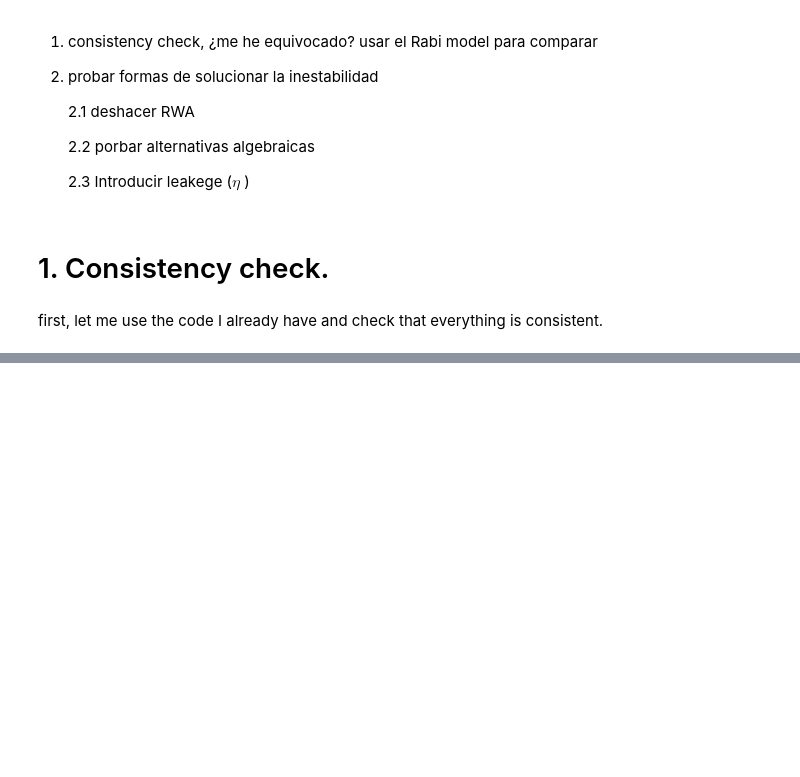
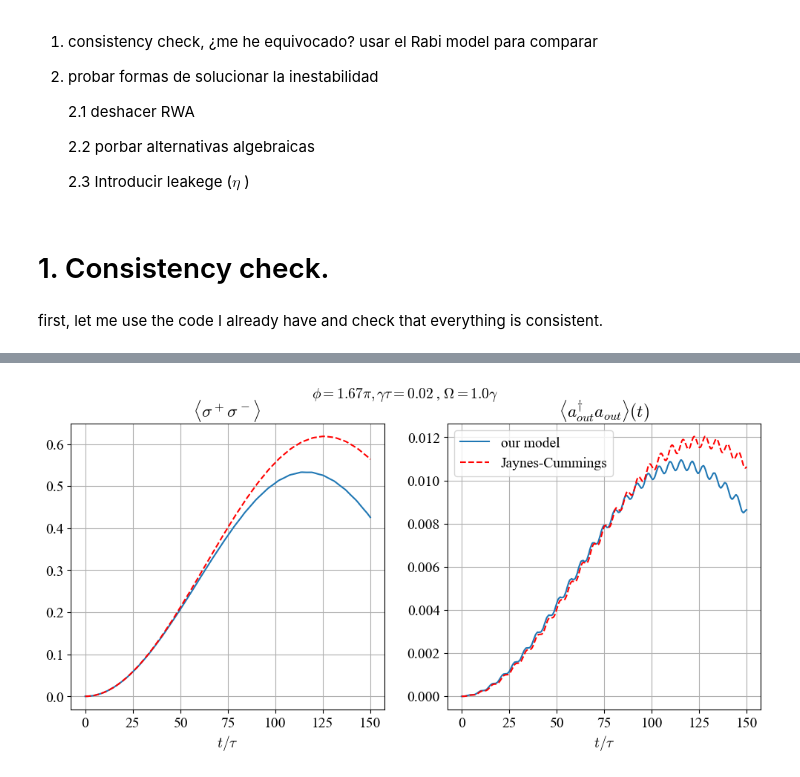
Before and after one commit to Taitoos2/Non, a Jupyter notebook: many_excitation.ipynb, the cells around one changed output, grey strips where cells are left out. Drawn from its saved outputs; the diff is of its cells as text; code cells hidden in the pictures; blank space fills up the shorter version.

```diff
--- a/many_excitation.ipynb
+++ b/many_excitation.ipynb
@@ -23,3 +22,38 @@ ImportError: cannot import name 'fft_matrix' from 'logistics_2' (c:\Users\cbara\
 # 1. Consistency check.
 # %% [markdown]
 first, let me use the code I already have and check that everything is consistent.
+# %%
+def exp000(gamma,tau,phi,Omega,plot=True):
+	t_max = 150*tau
+	dt = tau/150
+	initial=[0,1]
+
+	omega_1 = 0
+	omega_2 = 2*np.pi
+	g = np.sqrt(gamma/tau)
+	t,e,a,s= run_simulation(gamma,tau,phi,Omega,t_max,dt,initial)
+	I = observable(a,initial)
+	exact5=two_modes_cavity(phi/tau,omega_1,omega_2, g,g,Omega,phi/tau,4,start_ground=True)
+	pe_exact,m1,m2,mtot=exact5.evolve(t)
+
+	if plot==True:
+		fig,axs = plt.subplots(1,2,figsize=(12,5))
+
+		axs[0].plot(t/tau,e,label='our model')
+		axs[0].plot(t/tau,pe_exact,'r--',label='Jaynes-Cummings')
+		axs[0].set_xlabel(r"$t/\tau $")
+		axs[0].set_title(rf"$ \langle \sigma^+ \sigma^- \rangle $ ")
+		axs[0].grid()
+
+		axs[1].set_title(r"$ \langle a^{\dag}_{out}a_{out}\rangle(t) $")
+		axs[1].plot(t/tau,I,label='our model')
+		axs[1].plot(t/tau,m1+m2,'r--',label='Jaynes-Cummings 1 ')
+		axs[1].plot(t/tau,mtot,'g--',label='Jaynes-Cummings 2')
+		axs[1].legend()
+		axs[1].set_xlabel(r"$t/\tau $")
+		axs[1].grid()
+
+		fig.suptitle(rf"$\phi = {phi/np.pi:.2f} \pi, \gamma \tau = {gamma*tau:.2f}$ , $\Omega = {Omega/gamma:.1f} \gamma $", fontsize=14)
+
+		plt.show()
+	return t,e,a,s
@@ -70,0 +144,9 @@ maybe I am wrong, but I think the number of photons is always the same, you just
+# %%
+gamma = 0.02
+tau = 1
+phi = 1.67*np.pi
+Omega = gamma
+
+_=exp000(gamma,tau,phi,Omega)
+# %% [output]
+[figure, added]
```
Also changed, not shown: parts of 23 cells of this notebook, 2 other files.
